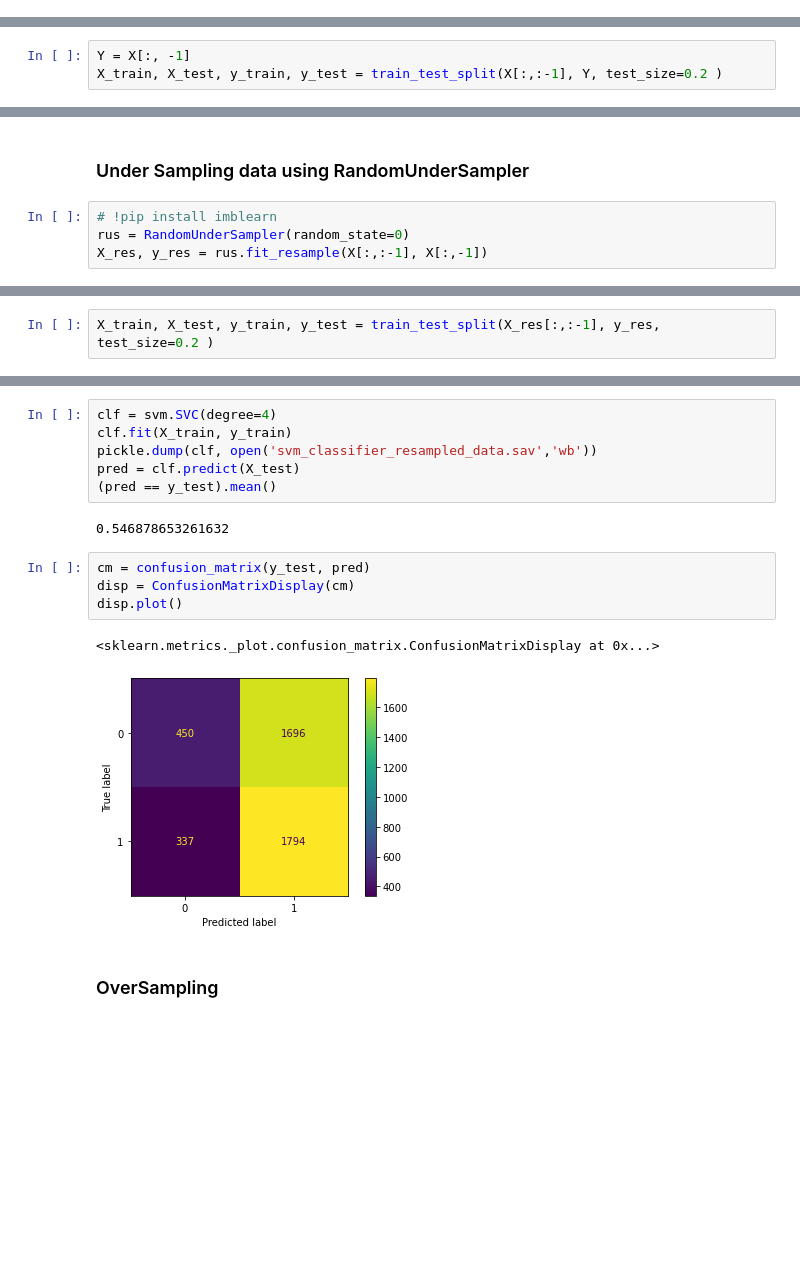
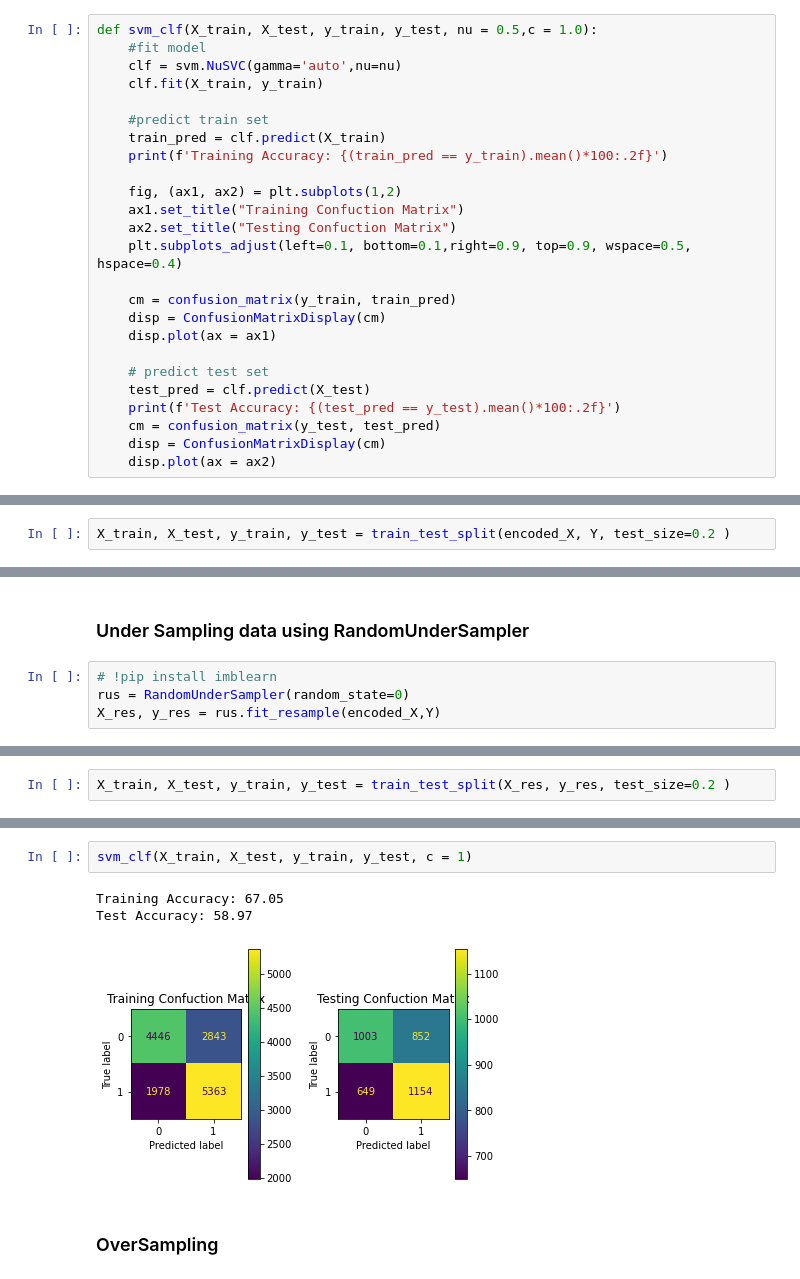
Before and after one commit to khaledalics22/Credi-Analysis, a Jupyter notebook: Code.ipynb, the cells around one changed output, grey strips where cells are left out. Cells and saved outputs as stored; diff of their text form; blank space fills up the shorter version.

Commit message:
knn classifier and svm classifier

```diff
--- a/Code.ipynb
+++ b/Code.ipynb
@@ -705,0 +727,25 @@ X = pd.read_csv('final_dataset.csv').to_numpy()
+# %%
+def svm_clf(X_train, X_test, y_train, y_test, nu = 0.5,c = 1.0):
+    #fit model
+    clf = svm.NuSVC(gamma='auto',nu=nu)
+    clf.fit(X_train, y_train)
+
+    #predict train set
+    train_pred = clf.predict(X_train)
+    print(f'Training Accuracy: {(train_pred == y_train).mean()*100:.2f}')
+
+    fig, (ax1, ax2) = plt.subplots(1,2)
+    ax1.set_title("Training Confuction Matrix")
+    ax2.set_title("Testing Confuction Matrix")
+    plt.subplots_adjust(left=0.1, bottom=0.1,right=0.9, top=0.9, wspace=0.5, hspace=0.4)
+
+    cm = confusion_matrix(y_train, train_pred)
+    disp = ConfusionMatrixDisplay(cm)
+    disp.plot(ax = ax1)
+
+    # predict test set
+    test_pred = clf.predict(X_test)
+    print(f'Test Accuracy: {(test_pred == y_test).mean()*100:.2f}')
+    cm = confusion_matrix(y_test, test_pred)
+    disp = ConfusionMatrixDisplay(cm)
+    disp.plot(ax = ax2)
@@ -706,4 +754,3 @@ X = pd.read_csv('final_dataset.csv').to_numpy()
 # %%
-Y = X[:, -1]
-X_train, X_test, y_train, y_test = train_test_split(X[:,:-1], Y, test_size=0.2 )
+X_train, X_test, y_train, y_test = train_test_split(encoded_X, Y, test_size=0.2 )
 # %%
@@ -734,7 +765,7 @@ we need to apply undersampling or oversampling to palance the dataset
 # %%
 # !pip install imblearn
 rus = RandomUnderSampler(random_state=0)
-X_res, y_res = rus.fit_resample(X[:,:-1], X[:,-1])
+X_res, y_res = rus.fit_resample(encoded_X,Y)
 # %%
 plt.bar([0,1], [len(y_res) - y_res.sum(),y_res.sum()])
 # %% [output]
@@ -743,3 +774,3 @@ plt.bar([0,1], [len(y_res) - y_res.sum(),y_res.sum()])
 # %%
-X_train, X_test, y_train, y_test = train_test_split(X_res[:,:-1], y_res, test_size=0.2 )
+X_train, X_test, y_train, y_test = train_test_split(X_res, y_res, test_size=0.2 )
 # %%
@@ -753,18 +784,9 @@ Resampled Train data shape(21382, 82)
-# %%
-clf = svm.SVC(degree=4)
-clf.fit(X_train, y_train)
-pickle.dump(clf, open('svm_classifier_resampled_data.sav','wb'))
-pred = clf.predict(X_test)
-(pred == y_test).mean()
-# %% [output]
-0.546878653261632
 # %%
-cm = confusion_matrix(y_test, pred)
-disp = ConfusionMatrixDisplay(cm)
-disp.plot()
+svm_clf(X_train, X_test, y_train, y_test, c = 1)
 # %% [output]
-<sklearn.metrics._plot.confusion_matrix.ConfusionMatrixDisplay at 0x...>
+Training Accuracy: 67.05
+Test Accuracy: 58.97
-[figure, old version]
+[figure, new version]
 # %% [markdown]
 ### OverSampling
 # %%
```
Also changed, not shown: parts of 68 cells of this notebook, 15 other files.
